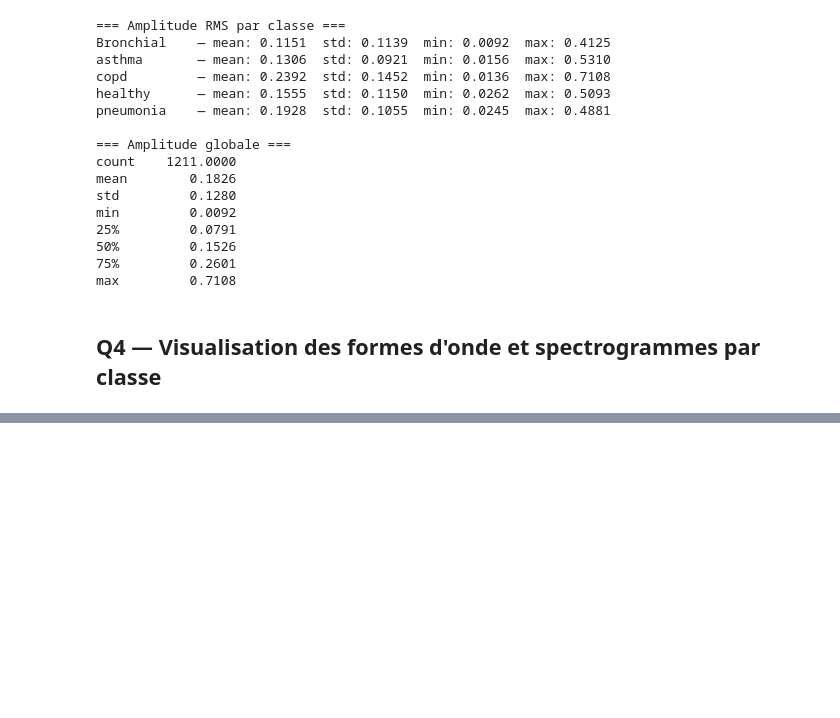
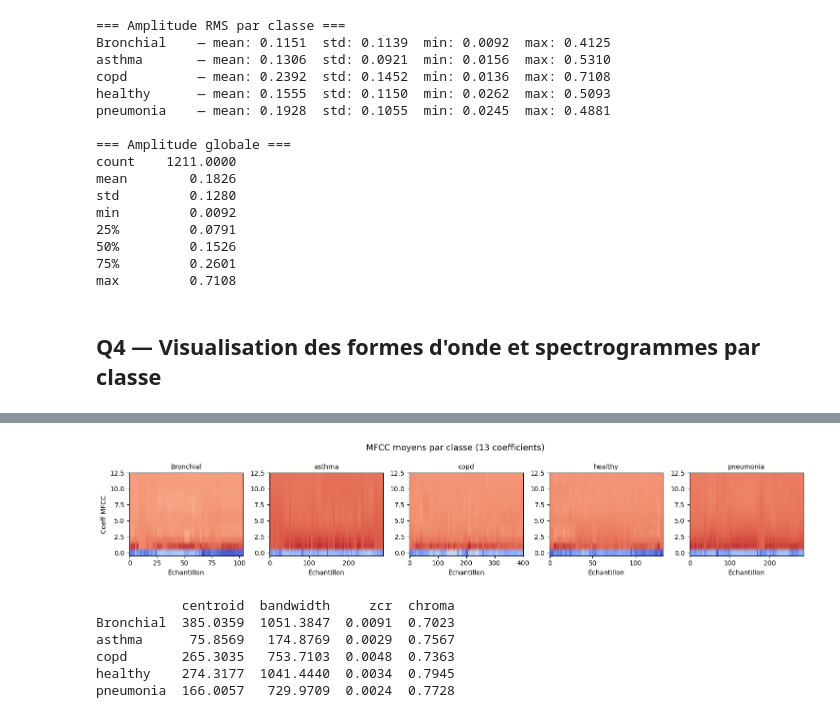
Before and after one commit to Coaraa/respiratory-disease-detection, a Jupyter notebook: notebooks/data_explore.ipynb, the cells around one changed output, grey strips where cells are left out. Saved outputs shown, nothing was run; the diff lists cells and outputs as text; code cells hidden in the pictures; blank space fills up the shorter version.

```diff
--- a/notebooks/data_explore.ipynb
+++ b/notebooks/data_explore.ipynb
@@ -262,0 +295,35 @@ plt.show()
+# %%
+# MFCC moyen par classe — heatmap comparative
+fig, axes = plt.subplots(1, len(labels_unique), figsize=(15, 3))
+fig.suptitle('MFCC moyens par classe (13 coefficients)', fontsize=13)
+
+for i, label in enumerate(labels_unique):
+    indices = np.where(y == label)[0]
+    mfccs_mean = np.array([
+        librosa.feature.mfcc(y=x[idx], sr=SR, n_mfcc=13).mean(axis=1)
+        for idx in indices
+    ])
+    axes[i].imshow(mfccs_mean.T, aspect='auto', origin='lower', cmap='coolwarm')
+    axes[i].set_title(label, fontsize=10)
+    axes[i].set_xlabel('Échantillon')
+    axes[i].set_ylabel('Coeff MFCC' if i == 0 else '')
+
+plt.tight_layout()
+plt.show()
+# %% [output]
+[figure, added]
+# %%
+# Résumé statistique — moyennes par classe
+summary = {}
+for label in labels_unique:
+    summary[label] = {feat: np.mean(features_per_class[label][feat]) for feat in feature_names}
+
+summary_df = pd.DataFrame(summary).T.round(4)
+print(summary_df.to_string())
+# %% [output]
+           centroid  bandwidth     zcr  chroma
+Bronchial  385.0359  1051.3847  0.0091  0.7023
+asthma      75.8569   174.8769  0.0029  0.7567
+copd       265.3035   753.7103  0.0048  0.7363
+healthy    274.3177  1041.4440  0.0034  0.7945
+pneumonia  166.0057   729.9709  0.0024  0.7728
```
Also changed, not shown: parts of 3 cells of this notebook, 1 other file.
